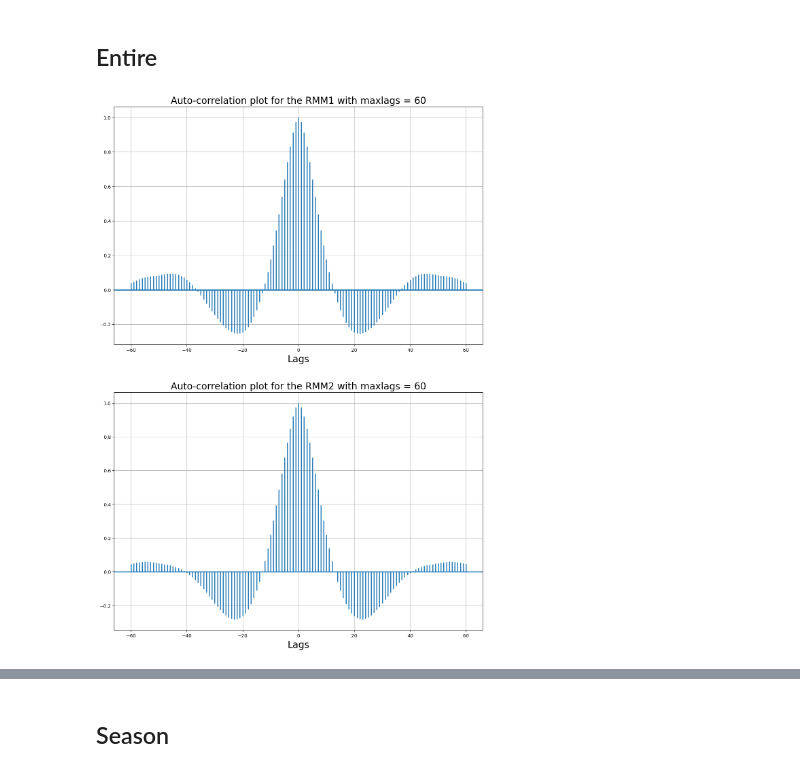
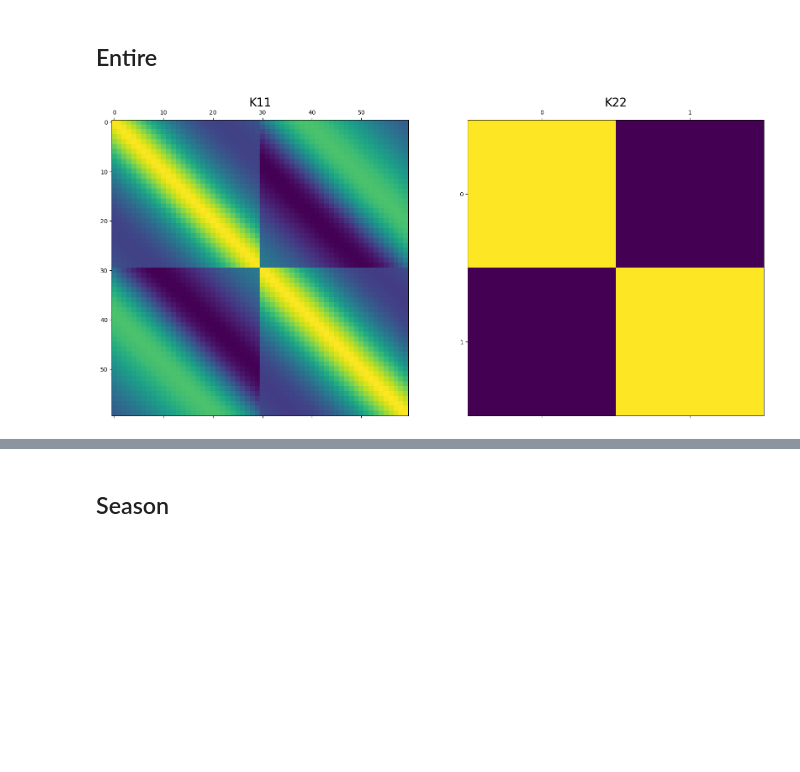
Before and after one commit to vishwas1984/SINDy_RealData, a Jupyter notebook: examples/emp_stats.ipynb, the cells around one changed output, grey strips where cells are left out. Saved outputs shown, nothing was run; the diff lists cells and outputs as text; code cells hidden in the pictures; blank space fills up the shorter version.

Commit message:
add matshow for empirical GP

```diff
--- a/examples/emp_stats.ipynb
+++ b/examples/emp_stats.ipynb
@@ -286,6 +286,11 @@ rmse_entire = emp_model.rmse()
 phase_err_entire = emp_model.phase_err()
 amplitude_err_entire = emp_model.amplitude_err()
 
+# cov
+K11_entire = emp_model.K11
+K22_entire = emp_model.K22
+
+# Euclidean distance
 dist_joint = emp_model.dist_joint
 train_jointcov = emp_model.train_jointcov
 
@@ -294,21 +299,87 @@ observed_preds = emp_model.observed_preds
 lower_confs = emp_model.lower_confs
 upper_confs = emp_model.upper_confs
 # %%
+import matplotlib.colors as mcolors
+palette_colors = list(mcolors.TABLEAU_COLORS.keys()) # list of Tableau Palette colors
+color = palette_colors[0]
+rmms = ['RMM1','RMM2']
+
+
+# Plot cov
+emp_covs = [K11_entire, K22_entire]
+emp_cov_names = ['K11','K22']
+fig, axs = plt.subplots(1, 2, figsize=(10*2, 10))
+for i, emp_cov in enumerate(emp_covs):
+    axs[i].matshow(emp_cov)
+    axs[i].set_title(f'{emp_cov_names[i]}', fontsize = 20)
+
 # Plot auto-correlation and cross-correlation
 maxlags = 60
-fig, axs = plt.subplots(2, 1, figsize=(14, 10*2))
+fig, axs = plt.subplots(3, 1, figsize=(14, 10*3))
 for k, rmm in enumerate(['RMM1','RMM2']):
     axs[k].acorr(entire_npzfile[rmm][start_train: start_train+n_train], usevlines=True, maxlags=maxlags, normed=True, lw=2)
     axs[k].set_xlabel('Lags', fontsize=20)
     axs[k].set_title(f'Auto-correlation plot for the {rmm} with maxlags = {maxlags}', fontsize=20)
     axs[k].grid(True)
 
-fig, ax = plt.subplots(1, 1, figsize=(14, 10))
-ax.xcorr(entire_npzfile['RMM1'][start_train: start_train+n_train], entire_npzfile['RMM2'][start_train: start_train+n_train], usevlines=True, normed=True, maxlags=maxlags, lw=2)
-ax.set_xlabel('Lags', fontsize=20)
-ax.set_title(f'Cross-correlation plot for the RMMs with maxlags = {maxlags}', fontsize=20)
-ax.grid(True)
+axs[2].xcorr(entire_npzfile['RMM1'][start_train: start_train+n_train], entire_npzfile['RMM2'][start_train: start_train+n_train], usevlines=True, normed=True, maxlags=maxlags, lw=2)
+axs[2].set_xlabel('Lags', fontsize=20)
+axs[2].set_title(f'Cross-correlation plot for the RMMs with maxlags = {maxlags}', fontsize=20)
+axs[2].grid(True)
 
 plt.show()
+
+# Plot errors
+fig, axs = plt.subplots(2, 1, figsize=(14, 10*2))
+ax0 = axs[0].twinx()
+axs[0].plot(np.arange(1,lead_time+1), cor_entire, color='red', linewidth=2.5, marker='+')
+ax0.plot(np.arange(1,lead_time+1), rmse_entire, color='blue', linewidth=2.5, marker='D')
+
+axs[0].set_xlabel('Forecast lead time (days)', fontsize=14)
+axs[0].set_ylabel('COR', color= 'red', fontsize=18)
+ax0.set_ylabel('RMSE', color = 'blue', fontsize=18)
+axs[0].set_title(f'COR & RMSE for Empirical GP Inference with \n width = {width}, training size = {n}, No. of predictions = {n_pred}', fontsize=20, fontweight="bold")
+
+ax1 = axs[1].twinx()
+axs[1].plot(np.arange(1,lead_time+1), phase_err_entire, color='orange', linewidth=2.5, marker='+')
+ax1.plot(np.arange(1,lead_time+1), amplitude_err_entire, color='green', linewidth=2.5, marker='D')
+
+axs[1].set_xlabel('Forecast lead time (days)', fontsize=14)
+axs[1].set_ylabel('Phase errors', color='orange', fontsize=18)
+ax1.set_ylabel('Amplitude errors', color='green', fontsize=18)
+axs[1].set_title(f'Phase & Ampltidue errors for Empirical GP Inference with \n width = {width}, training size = {n}, No. of predictions = {n_pred}', fontsize=20, fontweight="bold")
+
+# Plot predictions with observations
+for i in range(1):#range(n_pred):
+    start_ids = np.arange(i + start_test + width + 1 - width, i + start_test + width + 1)
+    pred_ids = np.arange(i + start_test + width, i + start_test + width + lead_time)
+    fig, axs = plt.subplots(2, 1, figsize=(14, 10*2))
+    for k, rmm in enumerate(rmms):
+        axs[k].plot(start_ids, npzfile[rmm][start_ids], color='black', marker='^')
+        axs[k].plot(pred_ids, obs[rmm][i,:], color='black', marker='o')
+        # Plot predictive means as blue line
+        axs[k].plot(pred_ids, observed_preds[rmm][i,:], color, linewidth=2, marker='x')
+        # shade between the lower and upper confidence bounds
+        axs[k].fill_between(pred_ids, lower_confs[rmm][i,:], upper_confs[rmm][i,:], alpha=0.5, color=color)
+        axs[k].legend(['starting interval', 'truth', 'predict', 'confidence'],fontsize=18)
+        axs[k].set_title(f'Empirical GP Inference for MJO {rmm} with width = {width}, training size = {n}',fontsize=18)
+
+
+# Plot covariance versus Euclidean distance
+iu = np.triu_indices(len(dist_joint))
+dist_joint_unfold = dist_joint[iu]
+emp_jointcov_unfold = train_jointcov[iu]
+print(dist_joint_unfold.shape)
+print(emp_jointcov_unfold.shape)
+
+arrind = dist_joint_unfold.argsort()
+sorted_dist_joint = dist_joint_unfold[arrind]
+sorted_emp_jointcov = emp_jointcov_unfold[arrind]
+
+plt.figure(figsize=(12,8))
+plt.plot(sorted_dist_joint, sorted_emp_jointcov)
+plt.xlabel('Euclidean distance', fontsize=18)
+plt.title('Empirical covaraince', fontsize=18, fontweight="bold")
+plt.show()
 # %% [output]
-[figure, old version]
+[figure, new version]
```
Also changed, not shown: parts of 5 cells of this notebook.
